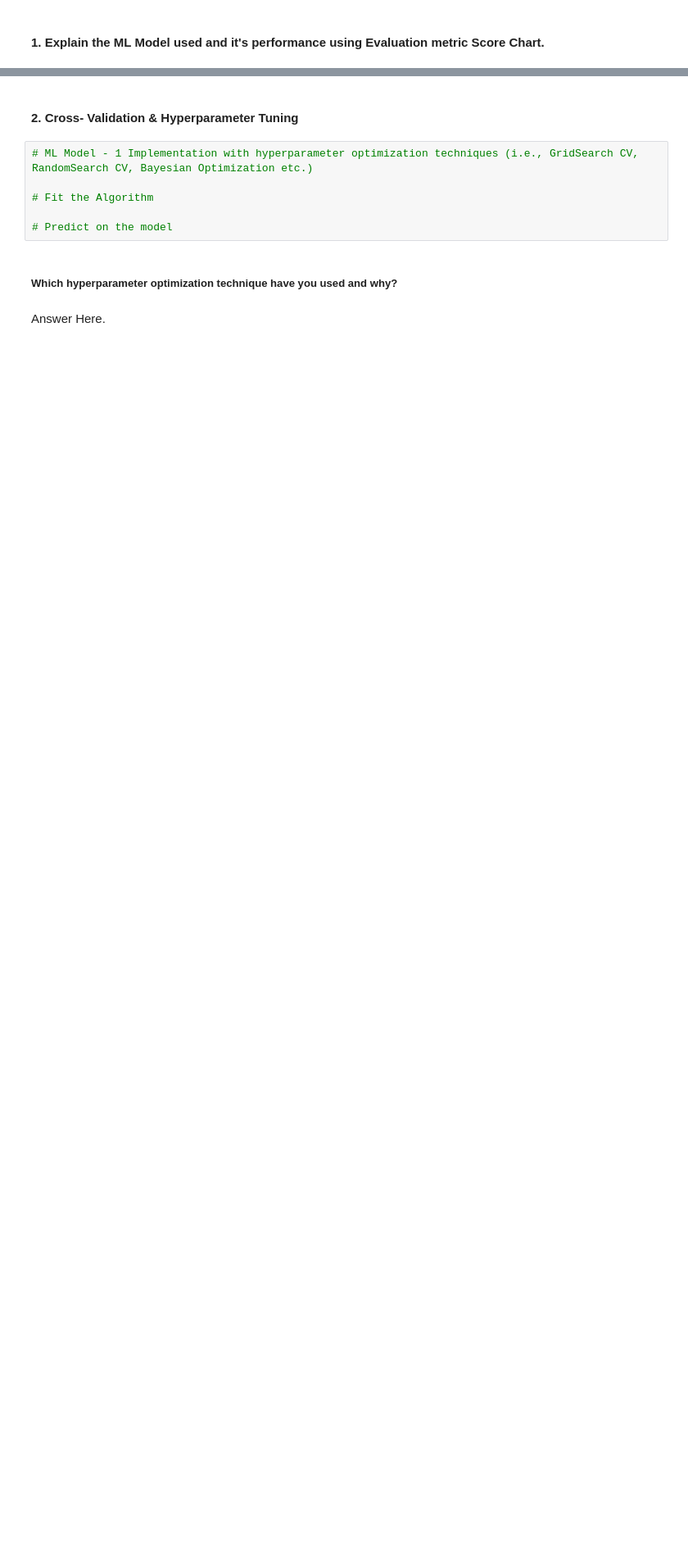
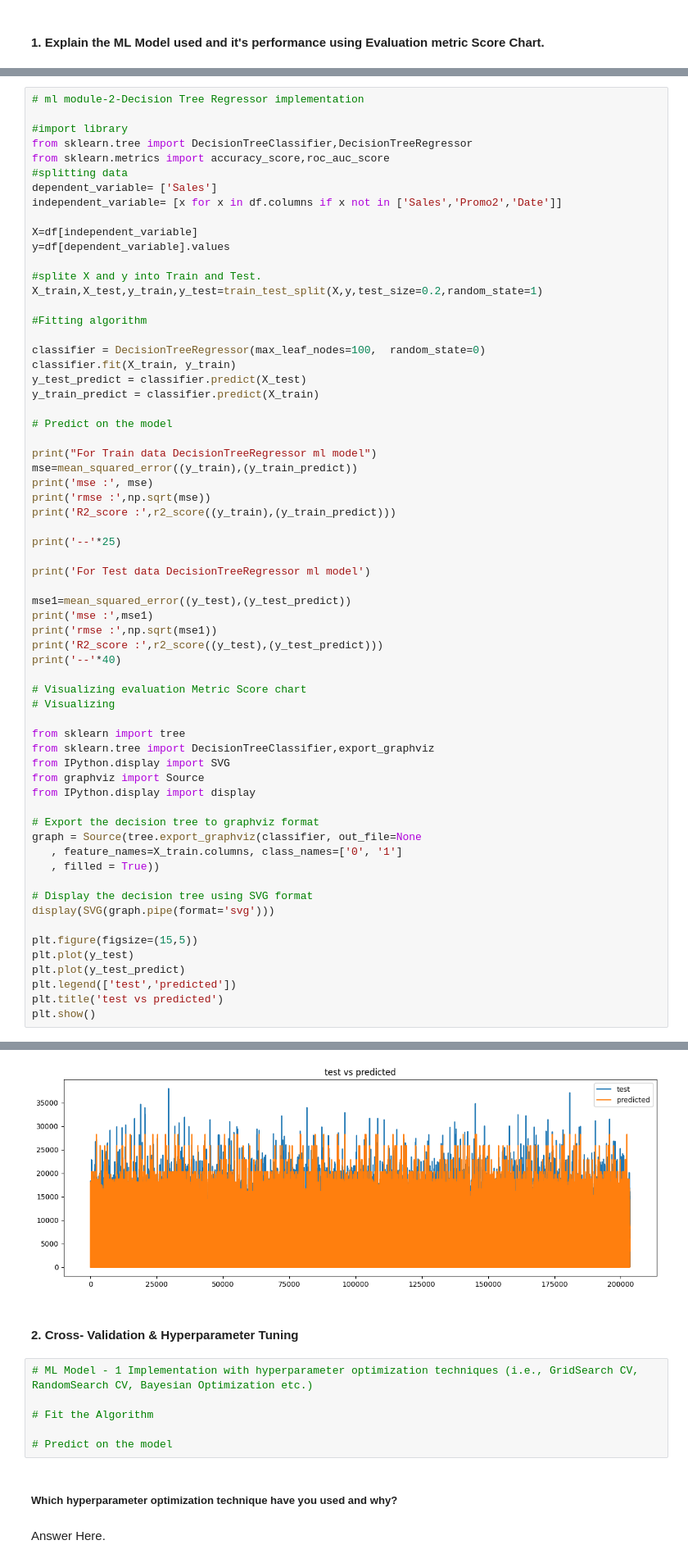
Before and after one commit to chetansgode/Rossmann_Retail_Sales_prediction, a Jupyter notebook: (Retail_Sales_prediction)ML_Submission_Template.ipynb, the cells around one changed output, grey strips where cells are left out. Shown at 82% size. Saved outputs shown, nothing was run; the diff lists cells and outputs as text; blank space fills up the shorter version.

Commit message:
done decision tree regression

```diff
--- a/(Retail_Sales_prediction)ML_Submission_Template.ipynb
+++ b/(Retail_Sales_prediction)ML_Submission_Template.ipynb
@@ -1612,0 +1555,65 @@ Decision_tree_score- 0.9979254808459563
+# %%
+# ml module-2-Decision Tree Regressor implementation
+
+#import library
+from sklearn.tree import DecisionTreeClassifier,DecisionTreeRegressor
+from sklearn.metrics import accuracy_score,roc_auc_score
+#splitting data
+dependent_variable= ['Sales']
+independent_variable= [x for x in df.columns if x not in ['Sales','Promo2','Date']]
+
+X=df[independent_variable]
+y=df[dependent_variable].values
+
+#splite X and y into Train and Test.
+X_train,X_test,y_train,y_test=train_test_split(X,y,test_size=0.2,random_state=1)
+
+#Fitting algorithm
+
+classifier = DecisionTreeRegressor(max_leaf_nodes=100,  random_state=0)
+classifier.fit(X_train, y_train)
+y_test_predict = classifier.predict(X_test)
+y_train_predict = classifier.predict(X_train)
+
+# Predict on the model
+
+print("For Train data DecisionTreeRegressor ml model")
+mse=mean_squared_error((y_train),(y_train_predict))
+print('mse :', mse)
+print('rmse :',np.sqrt(mse))
+print('R2_score :',r2_score((y_train),(y_train_predict)))
+
+print('--'*25)
+
+print('For Test data DecisionTreeRegressor ml model')
+
+mse1=mean_squared_error((y_test),(y_test_predict))
+print('mse :',mse1)
+print('rmse :',np.sqrt(mse1))
+print('R2_score :',r2_score((y_test),(y_test_predict)))
+print('--'*40)
+
+# Visualizing evaluation Metric Score chart
+# Visualizing
+
+from sklearn import tree
+from sklearn.tree import DecisionTreeClassifier,export_graphviz
+from IPython.display import SVG
+from graphviz import Source
+from IPython.display import display
+
+# Export the decision tree to graphviz format
+graph = Source(tree.export_graphviz(classifier, out_file=None
+   , feature_names=X_train.columns, class_names=['0', '1']
+   , filled = True))
+
+# Display the decision tree using SVG format
+display(SVG(graph.pipe(format='svg')))
+
+plt.figure(figsize=(15,5))
+plt.plot(y_test)
+plt.plot(y_test_predict)
+plt.legend(['test','predicted'])
+plt.title('test vs predicted')
+plt.show()
+# %% [output]
@@ -1613,3 +1631,4 @@ Decision_tree_score- 0.9979254808459563
+[figure, added]
 # %% [markdown]
 #### 2. Cross- Validation & Hyperparameter Tuning
 # %%
```
Also changed, not shown: parts of 7 cells of this notebook.
